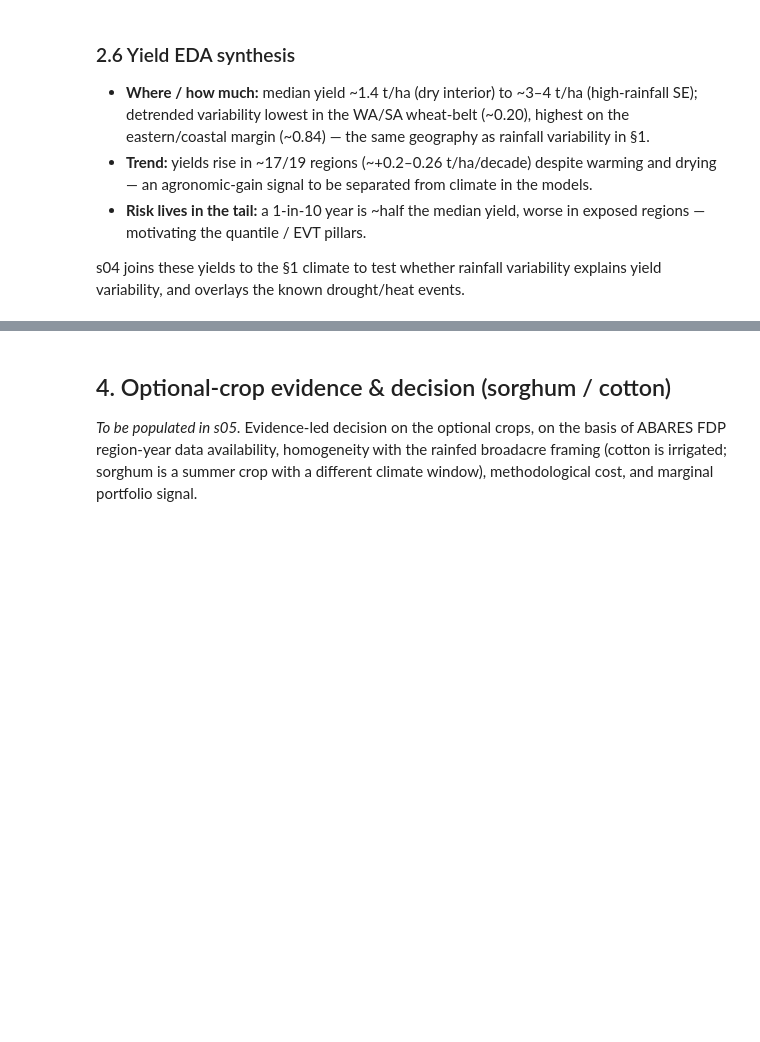
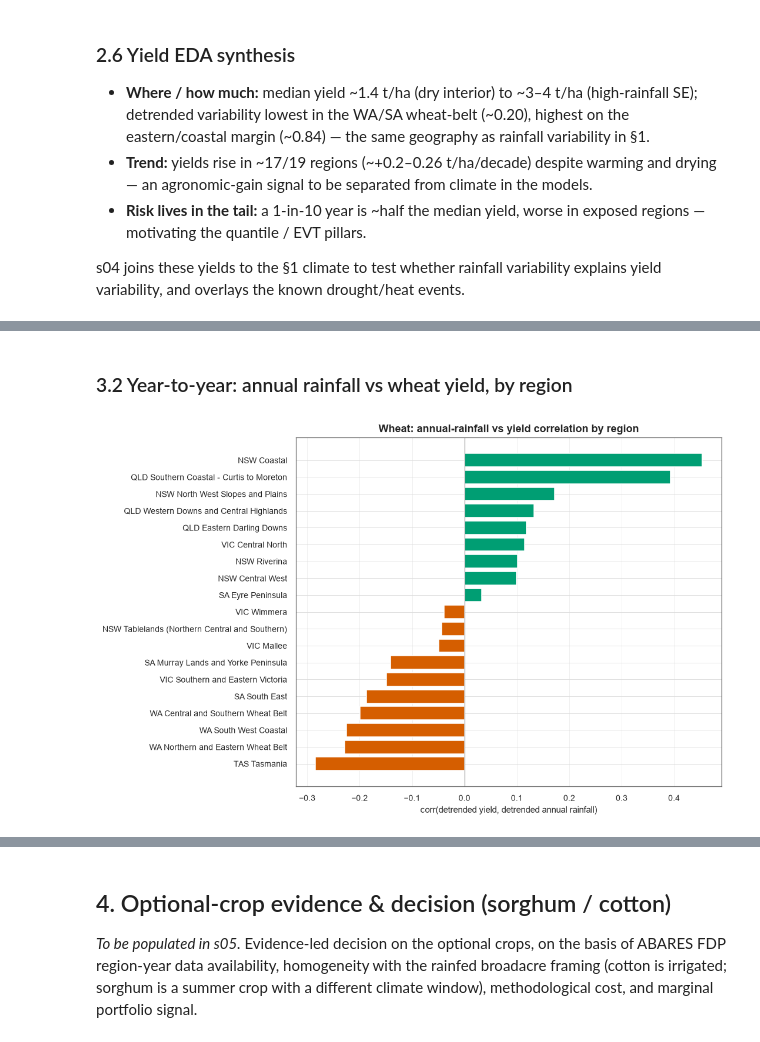
Before and after one commit to kota2003/agriculture-risk-monitoring-system, a Jupyter notebook: notebooks/03_exploratory_analysis.ipynb, the cells around one changed output, grey strips where cells are left out. Saved outputs shown, nothing was run; the diff lists cells and outputs as text; code cells hidden in the pictures; blank space fills up the shorter version.

```diff
--- a/notebooks/03_exploratory_analysis.ipynb
+++ b/notebooks/03_exploratory_analysis.ipynb
@@ -451,0 +484,15 @@ s04 joins these yields to the §1 climate to test whether rainfall variability e
+# %% [markdown]
+### 3.2 Year-to-year: annual rainfall vs wheat yield, by region
+# %%
+t = linkage["wheat"].sort_values("corr_detr_rain_yield")
+fig, ax = plt.subplots(figsize=(8.5, 7))
+cols = [OKABE_ITO[2] if v >= 0 else OKABE_ITO[3] for v in t.corr_detr_rain_yield]
+ax.barh(t.region, t.corr_detr_rain_yield, color=cols)
+ax.axvline(0, color="#888888", lw=0.8)
+ax.set_xlabel("corr(detrended yield, detrended annual rainfall)")
+ax.set_title("Wheat: annual-rainfall vs yield correlation by region")
+ax.grid(True, axis="x", alpha=0.5)
+savefig(fig, "s04_rain_yield_correlation")
+plt.show()
+# %% [output]
+[figure, added]
```
Also changed, not shown: parts of 14 cells of this notebook, 10 other files.
